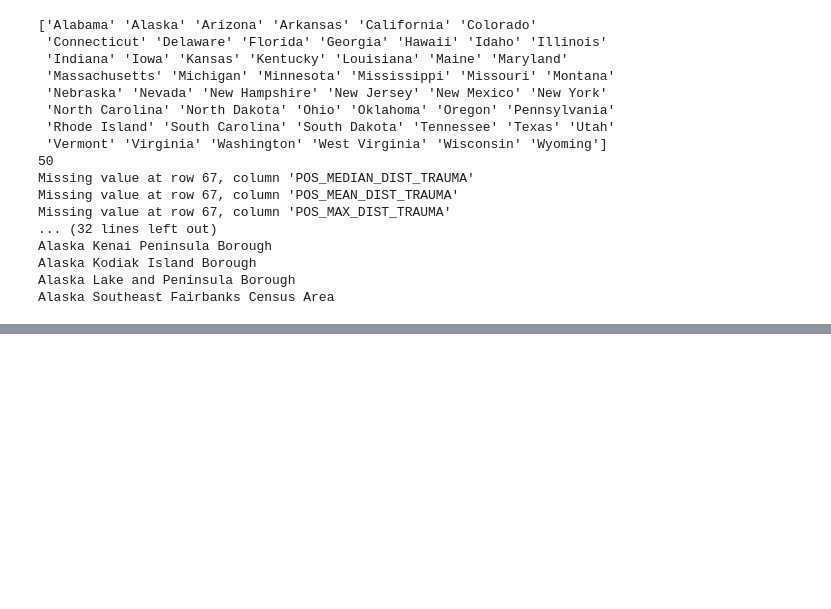
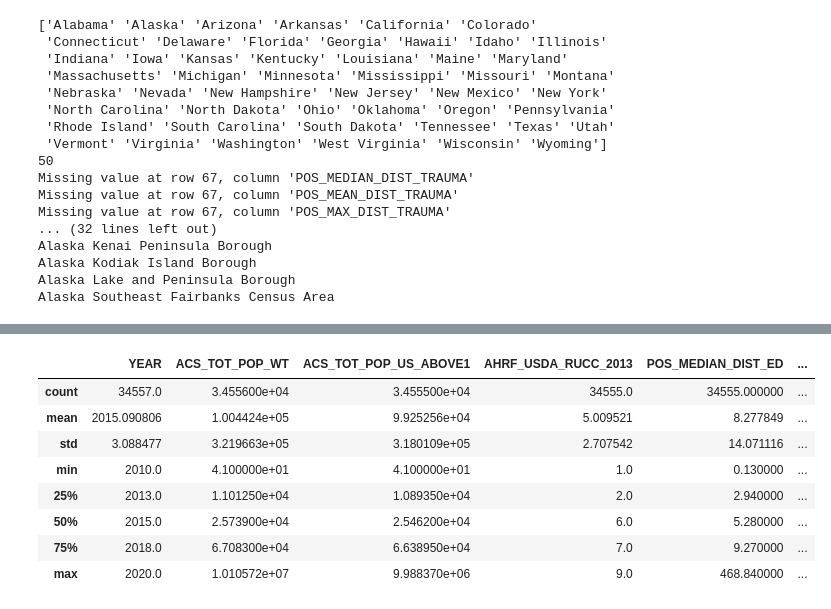
Before and after one commit to gheenc/Computational-Methods, a Jupyter notebook: final_project/data_cleaning.ipynb, the cells around one changed output, grey strips where cells are left out. Drawn from its saved outputs; the diff is of its cells as text; code cells hidden in the pictures; blank space fills up the shorter version.

```diff
--- a/final_project/data_cleaning.ipynb
+++ b/final_project/data_cleaning.ipynb
@@ -681,0 +720,12 @@ Alaska Southeast Fairbanks Census Area
+# %%
+df_cleaned.describe()
+# %% [output]
+|  | YEAR | ACS_TOT_POP_WT | ACS_TOT_POP_US_ABOVE1 | AHRF_USDA_RUCC_2013 | POS_MEDIAN_DIST_ED | ... |
+| count | 34557.0 | 3.455600e+04 | 3.455500e+04 | 34555.0 | 34555.000000 | ... |
+| mean | 2015.090806 | 1.004424e+05 | 9.925256e+04 | 5.009521 | 8.277849 | ... |
+| std | 3.088477 | 3.219663e+05 | 3.180109e+05 | 2.707542 | 14.071116 | ... |
+| min | 2010.0 | 4.100000e+01 | 4.100000e+01 | 1.0 | 0.130000 | ... |
+| 25% | 2013.0 | 1.101250e+04 | 1.089350e+04 | 2.0 | 2.940000 | ... |
+| 50% | 2015.0 | 2.573900e+04 | 2.546200e+04 | 6.0 | 5.280000 | ... |
+| 75% | 2018.0 | 6.708300e+04 | 6.638950e+04 | 7.0 | 9.270000 | ... |
+| max | 2020.0 | 1.010572e+07 | 9.988370e+06 | 9.0 | 468.840000 | ... |
```
Also changed, not shown: parts of 10 cells of this notebook, 8 other files.
